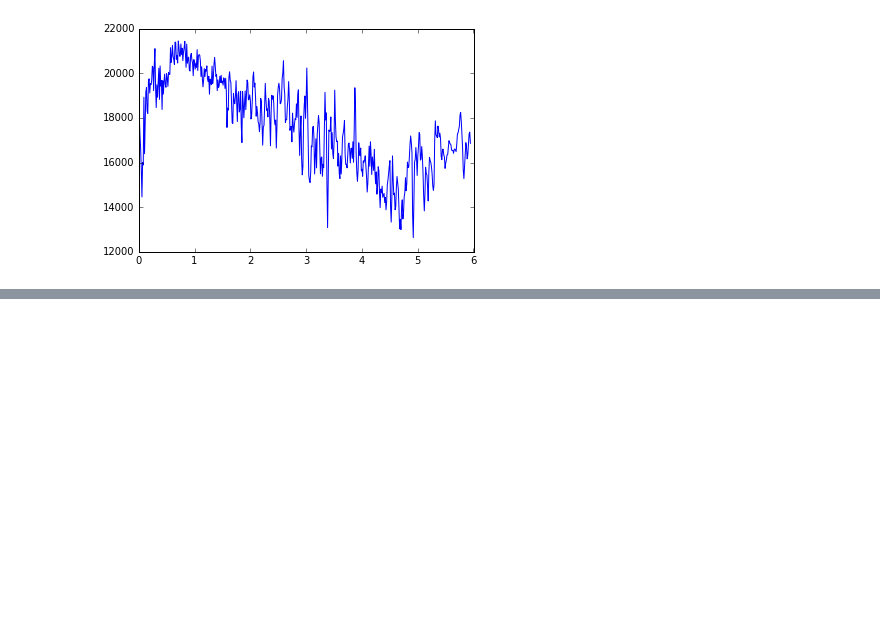
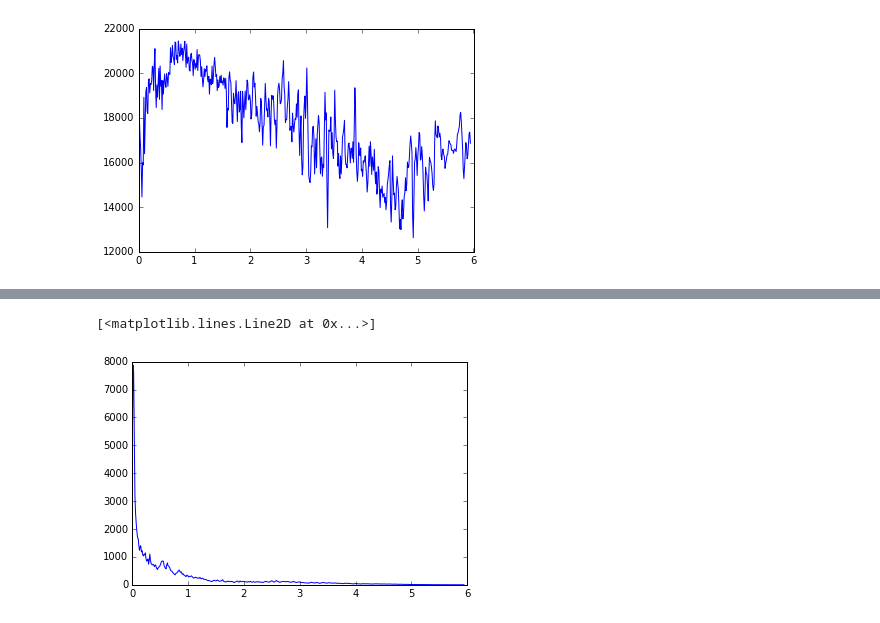
Before and after one commit to mohitreddy1996/Song-Genre-Classifier, a Jupyter notebook: classifier.ipynb, the cells around one changed output, grey strips where cells are left out. Drawn from its saved outputs; the diff is of its cells as text; code cells hidden in the pictures; blank space fills up the shorter version.

```diff
--- a/classifier.ipynb
+++ b/classifier.ipynb
@@ -145,0 +197,20 @@ plt.plot(spec_ts, spec_centroid)
+# %%
+""" Spectral flux : squared diff in frequency distribution of two successive time frames."""
+""" Helps in measuring rate of local change in the spectrum"""
+def spectral_flux(wavedata, window_size, sample_rate):
+    magnitude_spectrum = stft.spectrogram(wavedata, window_size)
+    time_bins, freq_bins = np.shape(magnitude_spectrum)
+
+    # create timestamps.
+    timestamps = (np.arange(0, time_bins - 1) * (time_bins/float(sample_rate)))
+
+    spec_flux = np.sqrt(sp.sum(np.diff(np.abs(magnitude_spectrum))**2, axis = 1))/freq_bins
+
+    return spec_flux[1:], np.asarray(timestamps)
+# %%
+spec_flux, spec_flux_ts = spectral_flux(audio_file["rock"]["wavedata"], 1024, audio_file["rock"]["samplerate"])
+# %%
+plt.plot(spec_flux_ts, spec_flux)
+# %% [output]
+[<matplotlib.lines.Line2D at 0x...>]
+[figure, added]
```
Also changed, not shown: parts of 5 cells of this notebook.
